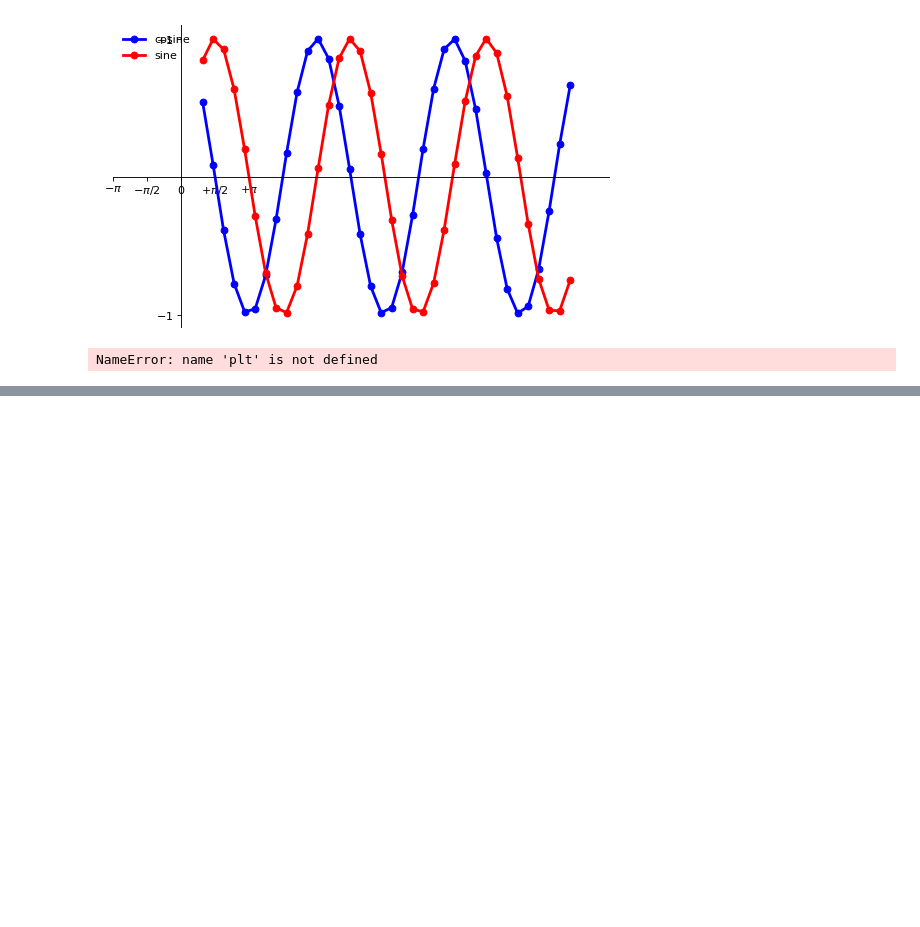
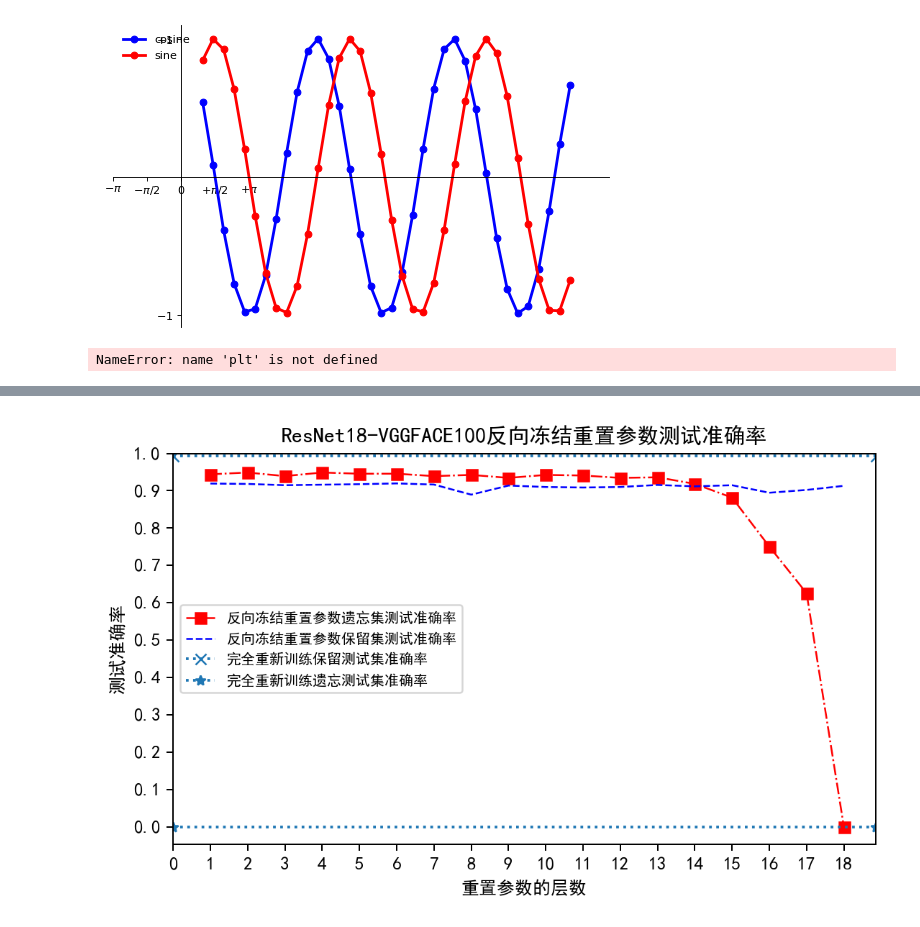
Before and after one commit to pan402945786/graduate_expriment, a Jupyter notebook: resnet18_cifar10/plot_pic.ipynb, the cells around one changed output, grey strips where cells are left out. Saved outputs shown, nothing was run; the diff lists cells and outputs as text; code cells hidden in the pictures; blank space fills up the shorter version.

```diff
--- a/resnet18_cifar10/plot_pic.ipynb
+++ b/resnet18_cifar10/plot_pic.ipynb
@@ -1212,0 +1301,46 @@ plt.show()
+# %%
+import numpy as np
+import matplotlib.pyplot as plt
+# plt.figure(figsize=(8,5), dpi=80)
+plt.figure(figsize=(7,4), dpi=180)
+ax = plt.subplot(111)
+ax.xaxis.set_ticks_position('bottom')
+ax.yaxis.set_ticks_position('left')
+ax.set_xlabel('重置参数的层数')  # Add an x-label to the axes.
+ax.set_ylabel('测试准确率')  # Add a y-label to the axes.
+ax.set_title("ResNet18-VGGFACE100反向冻结重置参数测试准确率")  # Add a title to the axes.
+plt.rcParams['font.family']=['SimHei']#关键是这句
+# plt.rcParams['font.family']=['Arial Unicode MS']
+X = np.linspace(1, 18, 18, endpoint=True)
+resnet_vggface_reverse_forget_acc = [
+    94.400,94.880,93.920,94.880,94.560,94.560,
+    93.920,94.240,93.440,94.240,94.080,93.440,
+    93.600,91.840,88.160,75.040,62.560,0.000,
+]
+
+resnet_vggface_reverse_retain_acc = [
+    91.926,91.823,91.481,91.618,91.755,91.960,
+    91.652,88.950,91.379,91.002,90.866,91.002,
+    91.550,91.173,91.481,89.463,90.216,91.310,
+]
+retrain_retain_acc = 0.99337
+retrain_forget_acc = 0.
+C = np.array(resnet_vggface_reverse_forget_acc)
+C = np.divide(C, np.array(100.))
+S = np.array(resnet_vggface_reverse_retain_acc)
+S = np.divide(S, np.array(100.))
+plt.plot(X, C, marker='s', linewidth=1, linestyle="dashdot",color='r', label="反向冻结重置参数遗忘集测试准确率")
+plt.plot(X, S, marker='', linewidth=1, linestyle="dashed", color='b', label="反向冻结重置参数保留集测试准确率")
+plt.axhline(y=retrain_retain_acc, marker='x',linestyle='dotted', label='完全重新训练保留测试集准确率')
+plt.axhline(y=retrain_forget_acc, marker='*',linestyle='dotted', label='完全重新训练遗忘测试集准确率')
+# plt.xlim(X.min()-5, X.max()+5)
+plt.xticks(np.linspace(0,18,19,endpoint=True))
+#
+# plt.ylim(C.min()-1,C.max()+1)
+plt.yticks(np.linspace(0,1,11,endpoint=True))
+
+plt.legend(loc='center left',fontsize=8, frameon=True)
+plt.savefig("./figures/chapter4_vggface100_reverse.png",dpi=272)
+plt.show()
+# %% [output]
+[figure, added]
```
Also changed, not shown: parts of 3 cells of this notebook, 2 other files.
